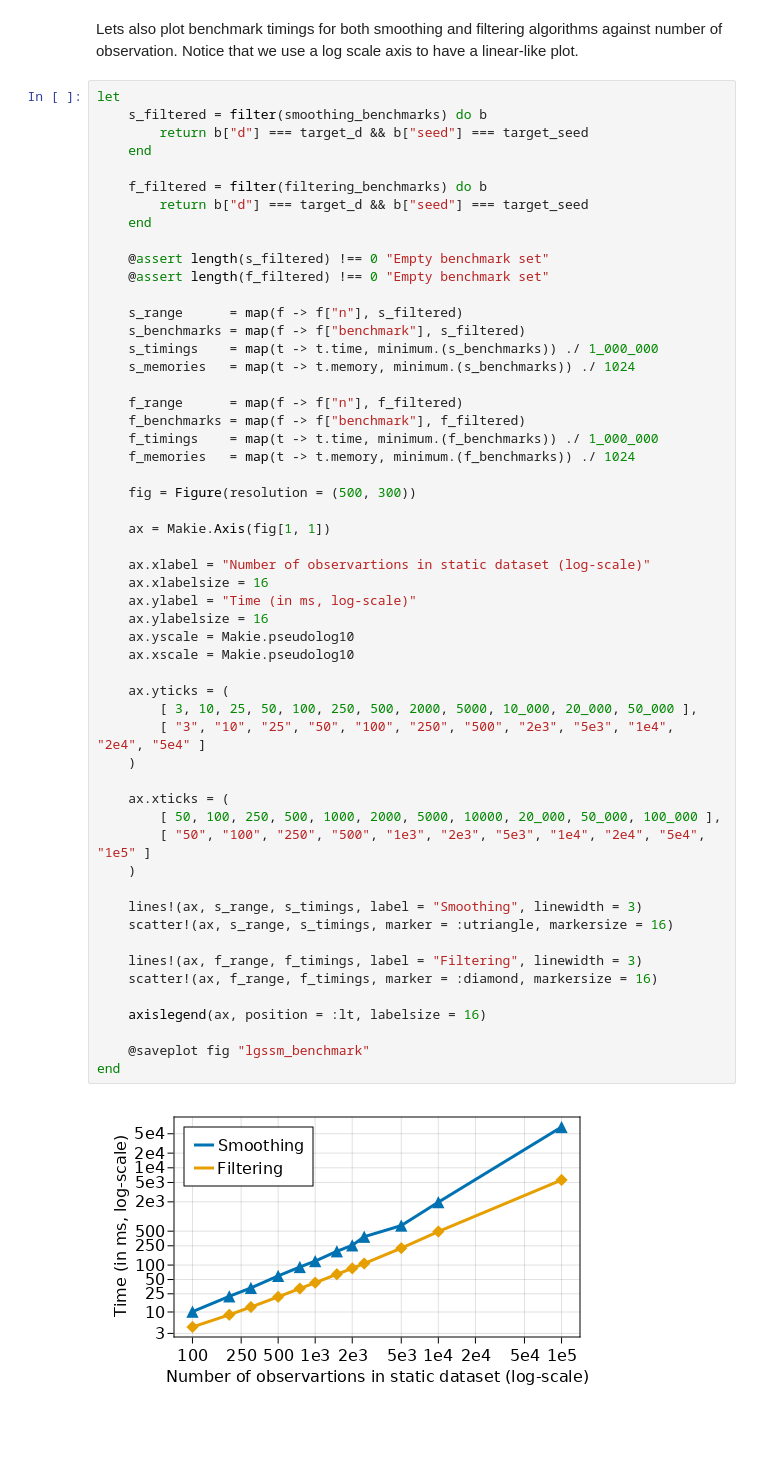
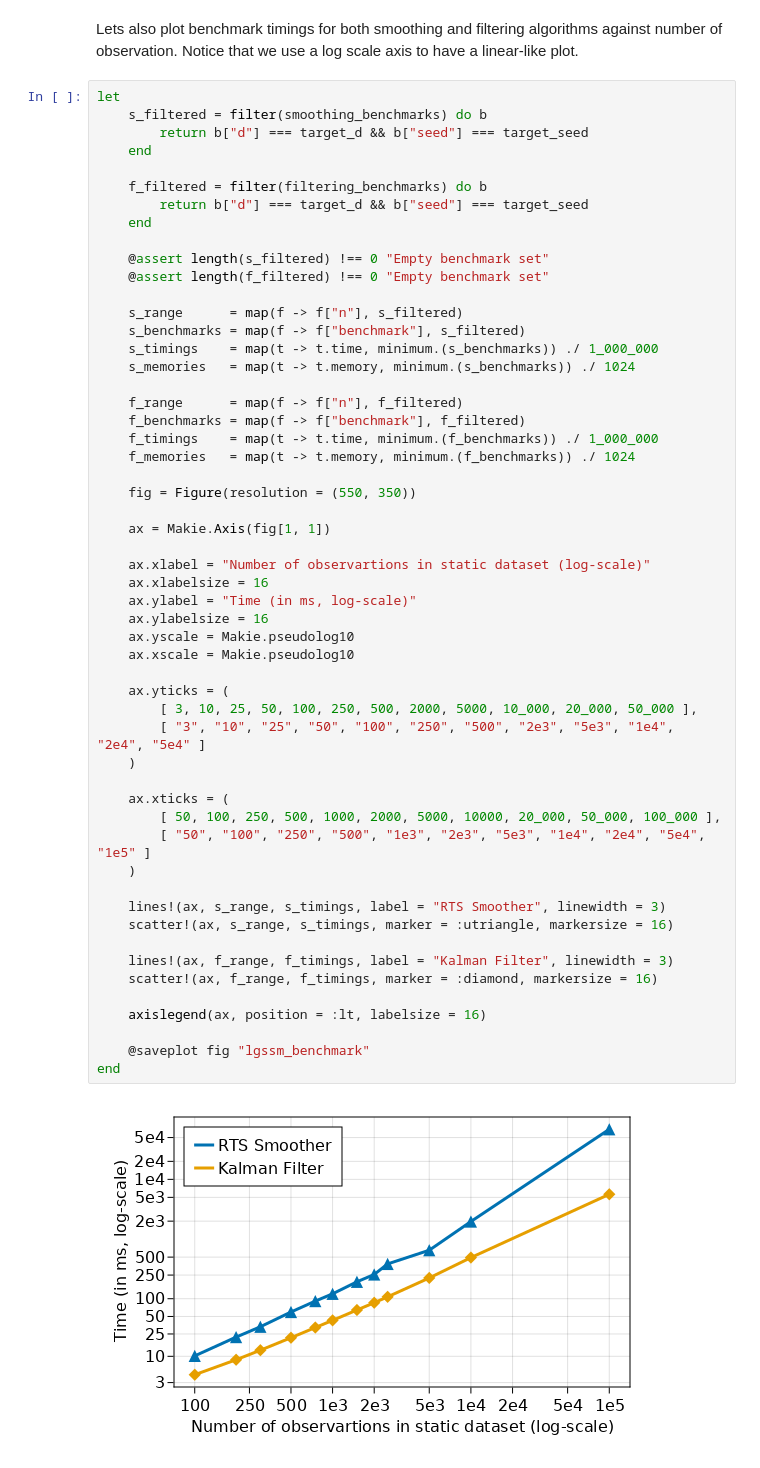
Before and after one commit to biaslab/ReactiveMPPaperExperiments, a Jupyter notebook: notebooks/rmp_gaussian_linear_state_space_model.ipynb, the cells around one changed output. Saved outputs shown, nothing was run; the diff lists cells and outputs as text; blank space fills up the shorter version.

```diff
--- a/notebooks/rmp_gaussian_linear_state_space_model.ipynb
+++ b/notebooks/rmp_gaussian_linear_state_space_model.ipynb
@@ -620,36 +620,36 @@ let
     f_timings    = map(t -> t.time, minimum.(f_benchmarks)) ./ 1_000_000
     f_memories   = map(t -> t.memory, minimum.(f_benchmarks)) ./ 1024
 
-    fig = Figure(resolution = (500, 300))
+    fig = Figure(resolution = (550, 350))
 
     ax = Makie.Axis(fig[1, 1])
 
     ax.xlabel = "Number of observartions in static dataset (log-scale)"
     ax.xlabelsize = 16
     ax.ylabel = "Time (in ms, log-scale)"
     ax.ylabelsize = 16
     ax.yscale = Makie.pseudolog10
     ax.xscale = Makie.pseudolog10
 
     ax.yticks = (
         [ 3, 10, 25, 50, 100, 250, 500, 2000, 5000, 10_000, 20_000, 50_000 ],
         [ "3", "10", "25", "50", "100", "250", "500", "2e3", "5e3", "1e4", "2e4", "5e4" ]
     )
 
     ax.xticks = (
         [ 50, 100, 250, 500, 1000, 2000, 5000, 10000, 20_000, 50_000, 100_000 ],
         [ "50", "100", "250", "500", "1e3", "2e3", "5e3", "1e4", "2e4", "5e4", "1e5" ]
     )
 
-    lines!(ax, s_range, s_timings, label = "Smoothing", linewidth = 3)
+    lines!(ax, s_range, s_timings, label = "RTS Smoother", linewidth = 3)
     scatter!(ax, s_range, s_timings, marker = :utriangle, markersize = 16)
 
-    lines!(ax, f_range, f_timings, label = "Filtering", linewidth = 3)
+    lines!(ax, f_range, f_timings, label = "Kalman Filter", linewidth = 3)
     scatter!(ax, f_range, f_timings, marker = :diamond, markersize = 16)
 
     axislegend(ax, position = :lt, labelsize = 16)
 
     @saveplot fig "lgssm_benchmark"
 end
 # %% [output]
-[figure, old version]
+[figure, new version]
```
Also changed, not shown: parts of 1 cell of this notebook, 29 other files.
